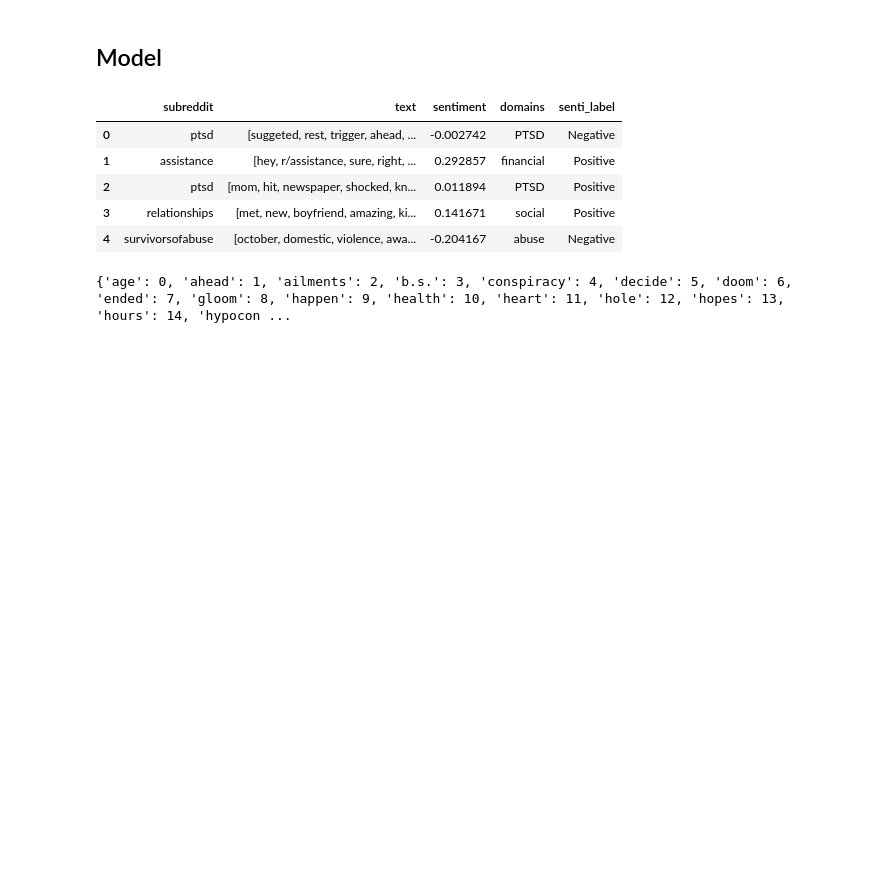
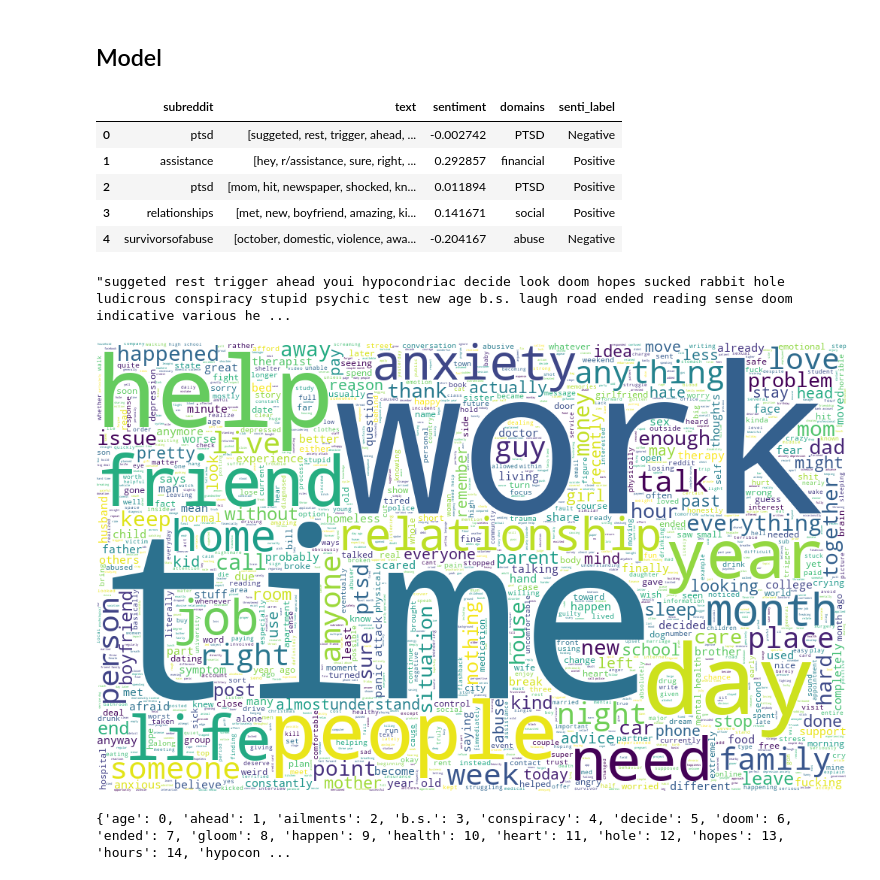
Before and after one commit to Yido0919/ANLY521-FinalProject, a Jupyter notebook: TopicModeling_Test.ipynb, the cells around one changed output. Saved outputs shown, nothing was run; the diff lists cells and outputs as text; code cells hidden in the pictures; blank space fills up the shorter version.

Commit message:
update: add wordcloud

```diff
--- a/TopicModeling_Test.ipynb
+++ b/TopicModeling_Test.ipynb
@@ -231,3 +235,22 @@ train_df.head()
+# %%
+long_string = ''
+string_list = train_df['text'].apply(lambda x: ' '.join([w for w in x]))
+long_string = long_string.join([line for line in string_list])
+long_string
+# %% [output]
+"suggeted rest trigger ahead youi hypocondriac decide look doom hopes sucked rabbit hole ludicrous conspiracy stupid psychic test new age b.s. laugh road ended reading sense doom indicative various he ...
+# %%
+# Create a WordCloud object
+wordcloud = WordCloud(background_color="white",
+                      max_words=2000,
+                      contour_color='steelblue',
+                      width=1000, height=600)
+# Generate a word cloud
+wordcloud.generate(long_string)
+# Visualize the word cloud
+wordcloud.to_image()
+# %% [output]
+[figure, added]
 # %%
 texts = train_df['text']
 dictionary = corpora.Dictionary(texts)
```
Also changed, not shown: parts of 3 cells of this notebook.
